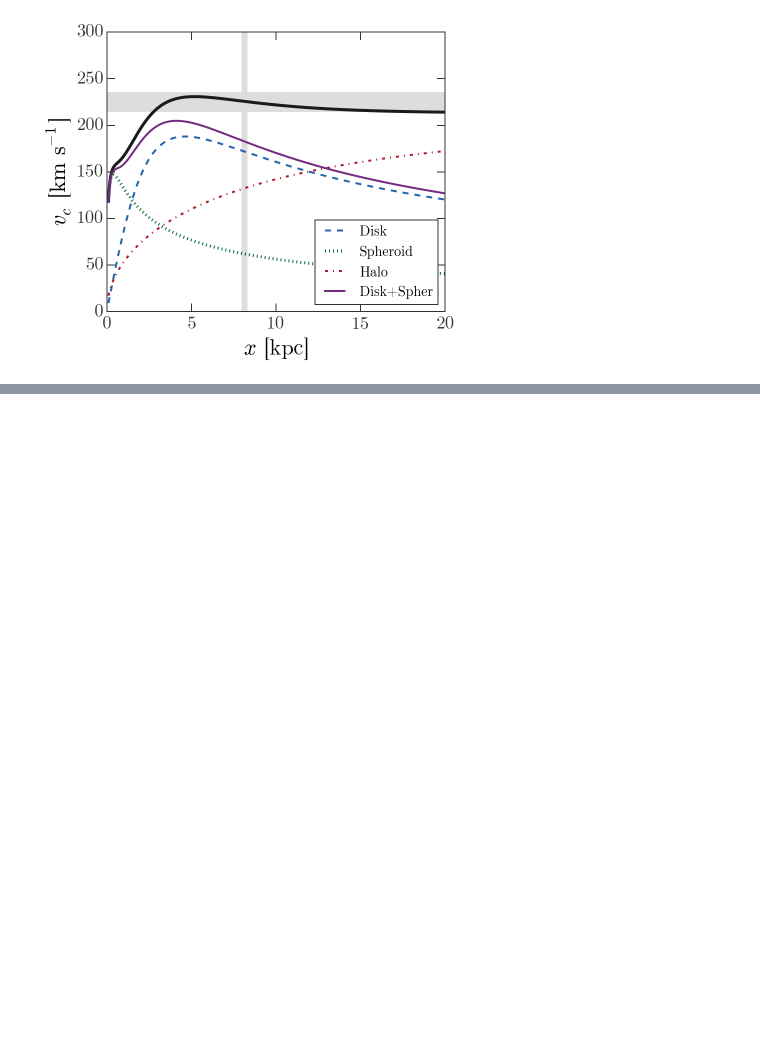
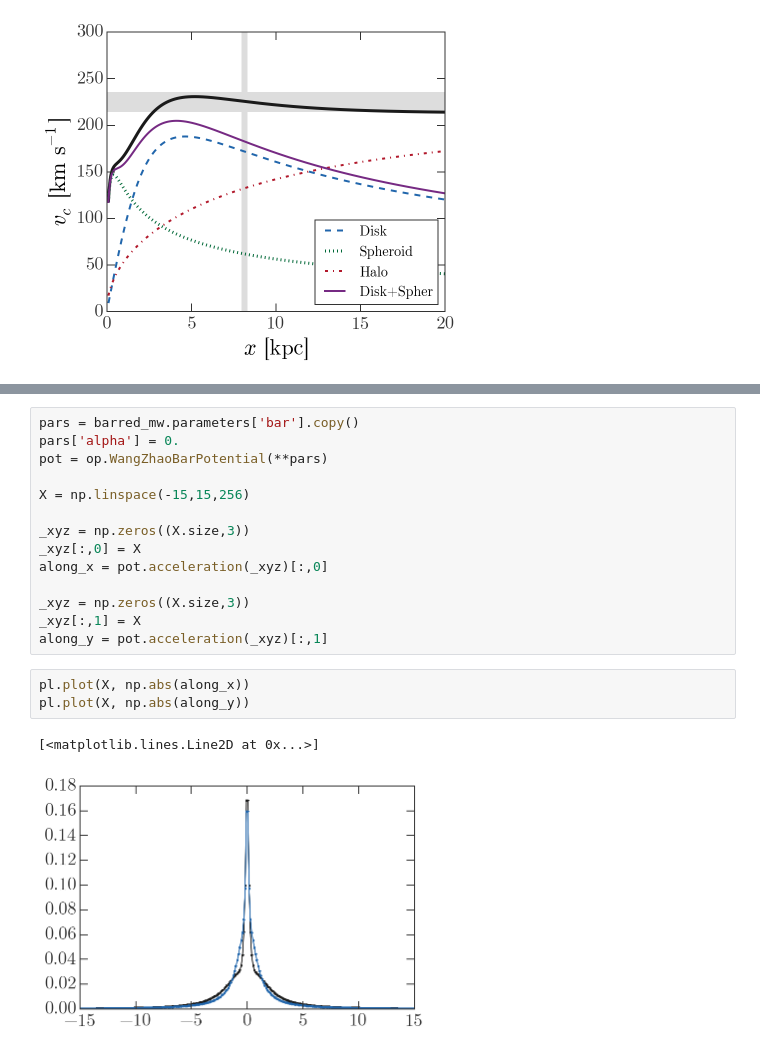
Before and after one commit to adrn/ophiuchus, a Jupyter notebook: notebooks/Figure - potential density rotation curve.ipynb, the cells around one changed output, grey strips where cells are left out. Drawn from its saved outputs; the diff is of its cells as text; blank space fills up the shorter version.

```diff
--- a/notebooks/Figure - potential density rotation curve.ipynb
+++ b/notebooks/Figure - potential density rotation curve.ipynb
@@ -246,0 +264,20 @@ fig.savefig(os.path.join(plotpath, "static-circ-vel.png"), dpi=400)
+# %%
+pars = barred_mw.parameters['bar'].copy()
+pars['alpha'] = 0.
+pot = op.WangZhaoBarPotential(**pars)
+
+X = np.linspace(-15,15,256)
+
+_xyz = np.zeros((X.size,3))
+_xyz[:,0] = X
+along_x = pot.acceleration(_xyz)[:,0]
+
+_xyz = np.zeros((X.size,3))
+_xyz[:,1] = X
+along_y = pot.acceleration(_xyz)[:,1]
+# %%
+pl.plot(X, np.abs(along_x))
+pl.plot(X, np.abs(along_y))
+# %% [output]
+[<matplotlib.lines.Line2D at 0x...>]
+[figure, added]
```
Also changed, not shown: parts of 8 cells of this notebook.
